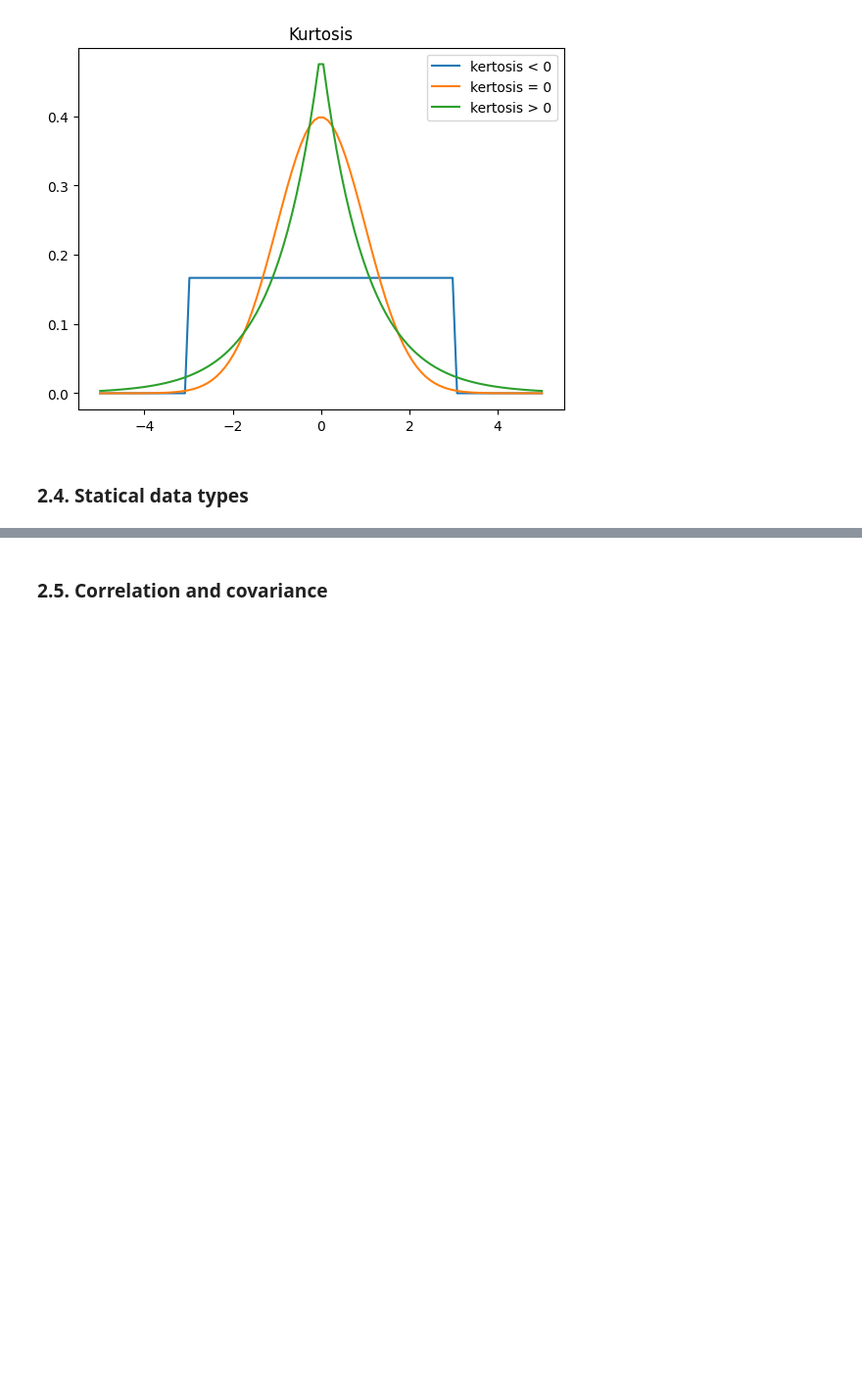
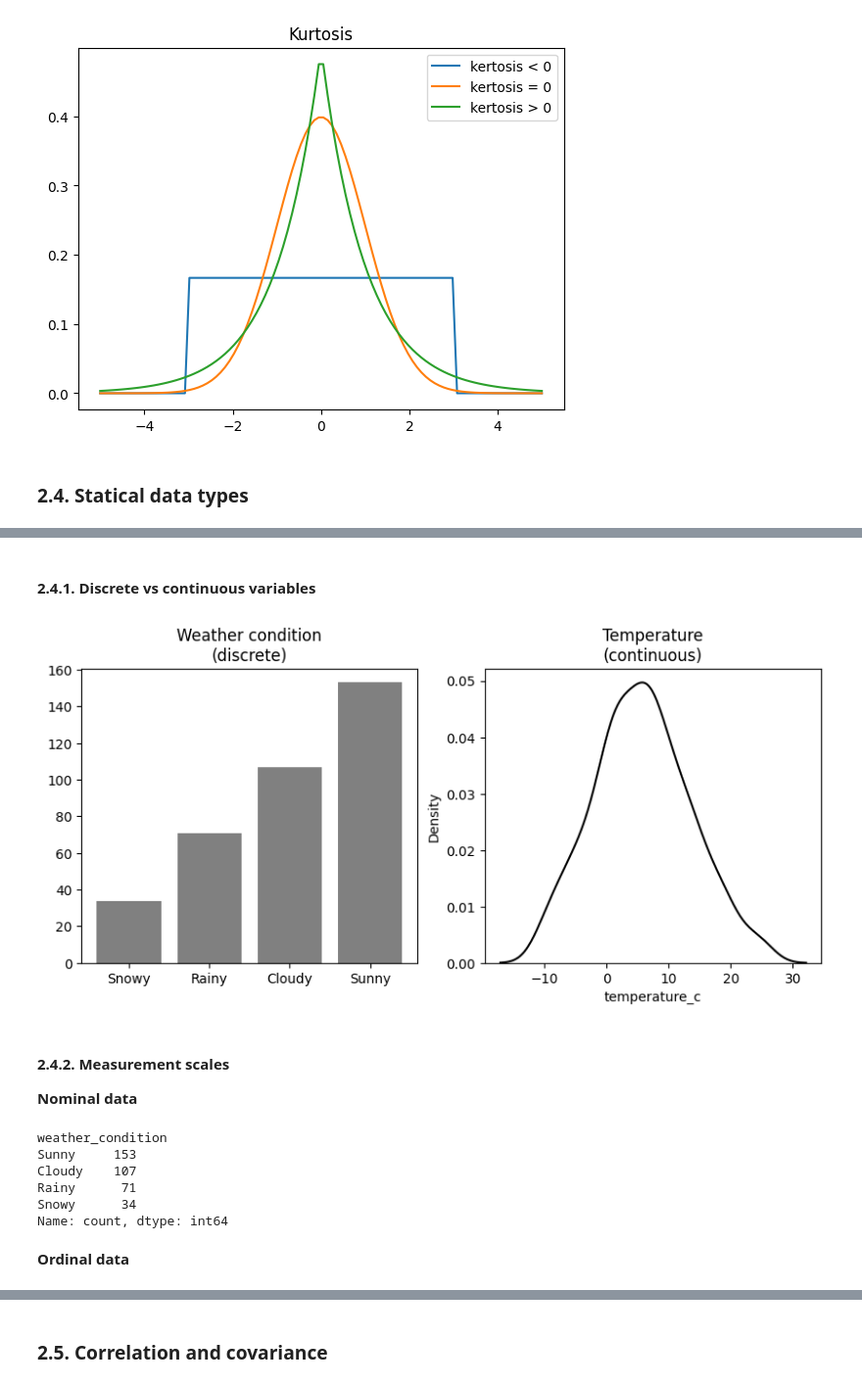
Before and after one commit to gperdrizet/fullstack-2605, a Jupyter notebook: unit-2/lesson-12/lesson-12-demo.ipynb, the cells around one changed output, grey strips where cells are left out. Shown at 98% size. Saved outputs shown, nothing was run; the diff lists cells and outputs as text; code cells hidden in the pictures; blank space fills up the shorter version.

Commit message:
Finished statistical data types and correlation/covariation

```diff
--- a/unit-2/lesson-12/lesson-12-demo.ipynb
+++ b/unit-2/lesson-12/lesson-12-demo.ipynb
@@ -391,5 +392,5 @@ import pandas as pd
 # %%
 # Simulated weather data from lesson 11 activity
-url = 'https://media.githubusercontent.com/media/gperdrizet/fullstack-2605/refs/heads/main/data/housing_data.csv'
+url = 'https://media.githubusercontent.com/media/gperdrizet/fullstack-2605/refs/heads/main/data/weather.csv'
 df = pd.read_csv(url)
 df.head()
@@ -395,0 +420,31 @@ df.head()
+# %% [markdown]
+#### 2.4.1. Discrete vs continuous variables
+# %%
+fig, axes = plt.subplots(1, 2, figsize=(10, 4))
+
+weather_counts = df['weather_condition'].value_counts().sort_values()
+
+axes[0].set_title('Weather condition\n(discrete)')
+axes[0].bar(weather_counts.index, weather_counts.values, color='grey')
+
+axes[1].set_title('Temperature\n(continuous)')
+sns.kdeplot(x='temperature_c', data=df, ax=axes[1], color='black')
+
+plt.show()
+# %% [output]
+[figure, added]
+# %% [markdown]
+#### 2.4.2. Measurement scales
+
+**Nominal data**
+# %%
+df['weather_condition'].value_counts()
+# %% [output]
+weather_condition
+Sunny     153
+Cloudy    107
+Rainy      71
+Snowy      34
+Name: count, dtype: int64
+# %% [markdown]
+**Ordinal data**
```
Also changed, not shown: parts of 29 cells of this notebook.
